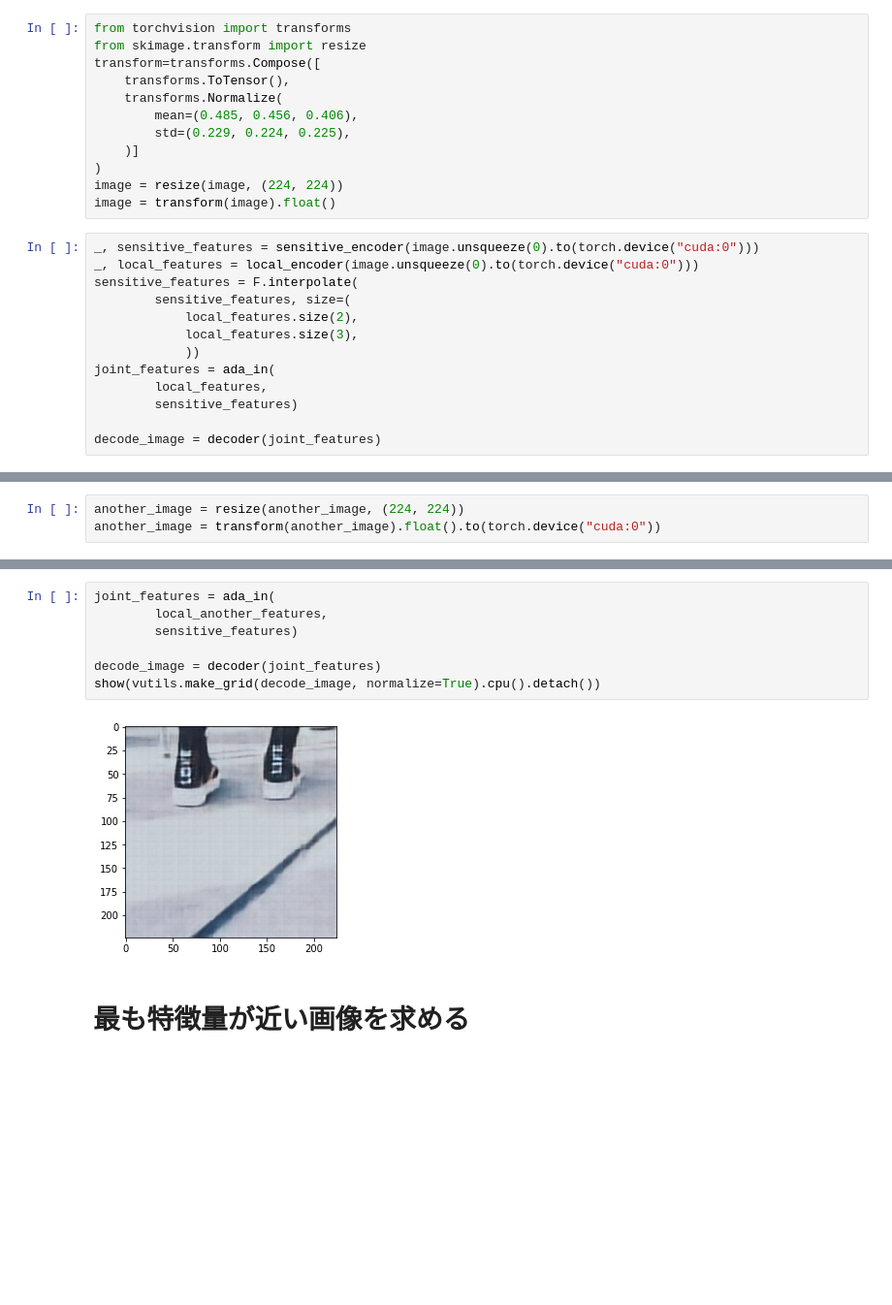
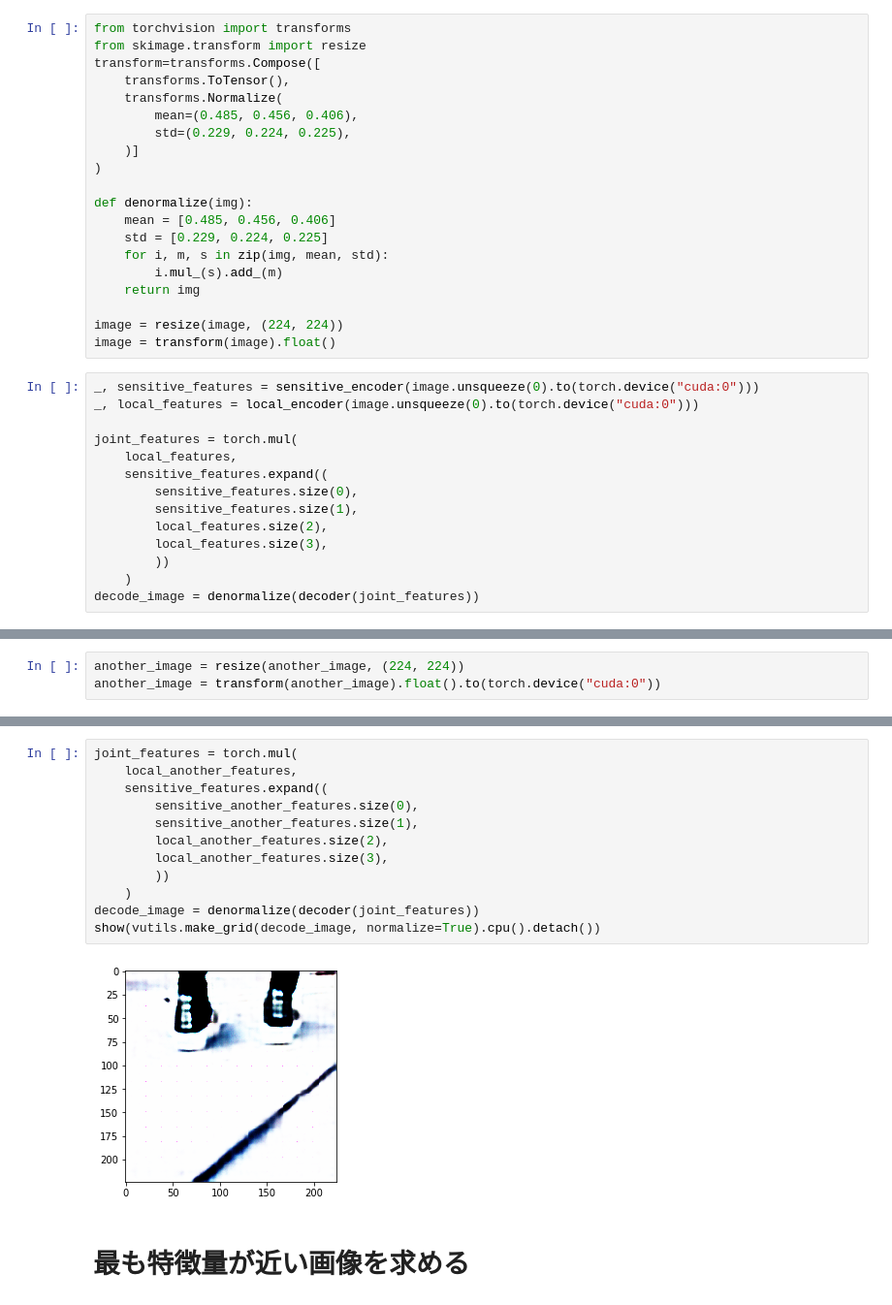
Before and after one commit to yamad07/learning-sensitive-representations, a Jupyter notebook: ablation.ipynb, the cells around one changed output, grey strips where cells are left out. Shown at 97% size. Saved outputs shown, nothing was run; the diff lists cells and outputs as text; blank space fills up the shorter version.

```diff
--- a/ablation.ipynb
+++ b/ablation.ipynb
@@ -33,21 +33,30 @@ transform=transforms.Compose([
         std=(0.229, 0.224, 0.225),
     )]
 )
+
+def denormalize(img):
+    mean = [0.485, 0.456, 0.406]
+    std = [0.229, 0.224, 0.225]
+    for i, m, s in zip(img, mean, std):
+        i.mul_(s).add_(m)
+    return img
+
 image = resize(image, (224, 224))
 image = transform(image).float()
 # %%
 _, sensitive_features = sensitive_encoder(image.unsqueeze(0).to(torch.device("cuda:0")))
 _, local_features = local_encoder(image.unsqueeze(0).to(torch.device("cuda:0")))
-sensitive_features = F.interpolate(
-        sensitive_features, size=(
-            local_features.size(2),
-            local_features.size(3),
-            ))
-joint_features = ada_in(
-        local_features,
-        sensitive_features)
 
-decode_image = decoder(joint_features)
+joint_features = torch.mul(
+    local_features,
+    sensitive_features.expand((
+        sensitive_features.size(0),
+        sensitive_features.size(1),
+        local_features.size(2),
+        local_features.size(3),
+        ))
+    )
+decode_image = denormalize(decoder(joint_features))
 # %%
 import torchvision.utils as vutils
 import numpy as np
@@ -85,12 +99,17 @@ show(vutils.make_grid(decode_image, normalize=True).cpu().detach())
 # %%
-joint_features = ada_in(
-        local_another_features,
-        sensitive_features)
-
-decode_image = decoder(joint_features)
+joint_features = torch.mul(
+    local_another_features,
+    sensitive_features.expand((
+        sensitive_another_features.size(0),
+        sensitive_another_features.size(1),
+        local_another_features.size(2),
+        local_another_features.size(3),
+        ))
+    )
+decode_image = denormalize(decoder(joint_features))
 show(vutils.make_grid(decode_image, normalize=True).cpu().detach())
 # %% [output]
-[figure, old version]
+[figure, new version]
 # %% [markdown]
 # 最も特徴量が近い画像を求める
 # %%
```
Also changed, not shown: parts of 4 cells of this notebook, 2 other files.
